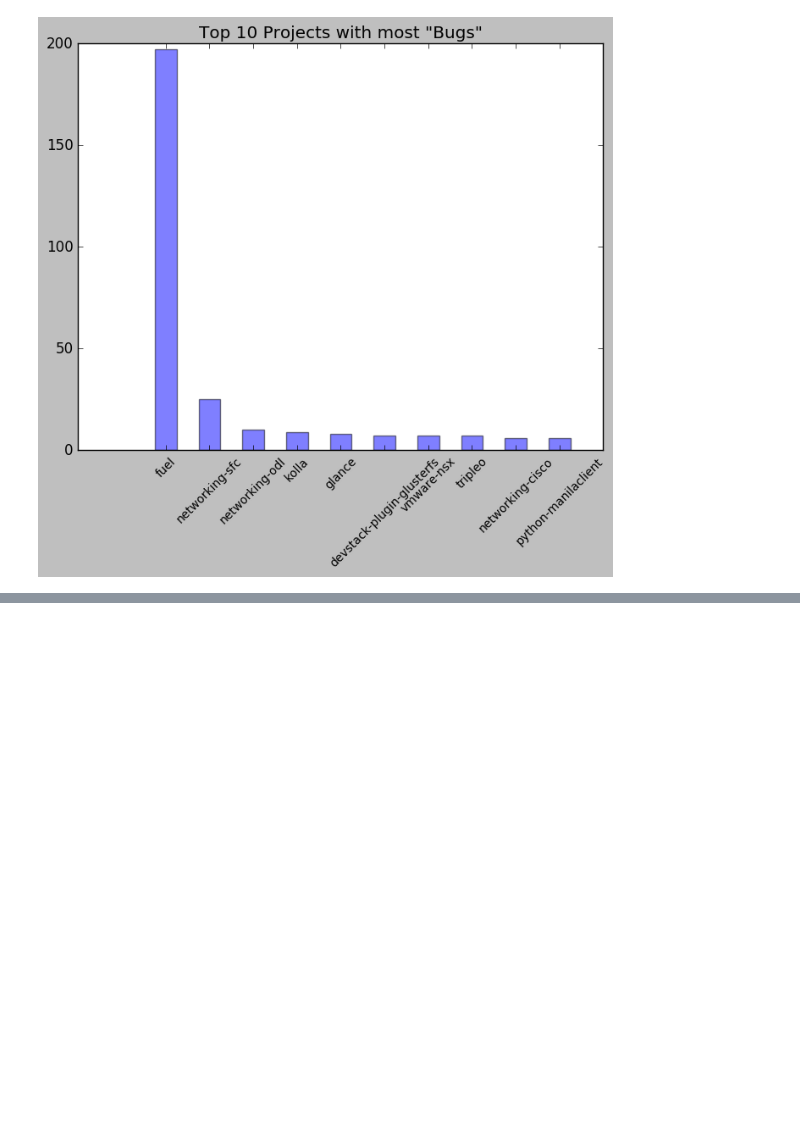
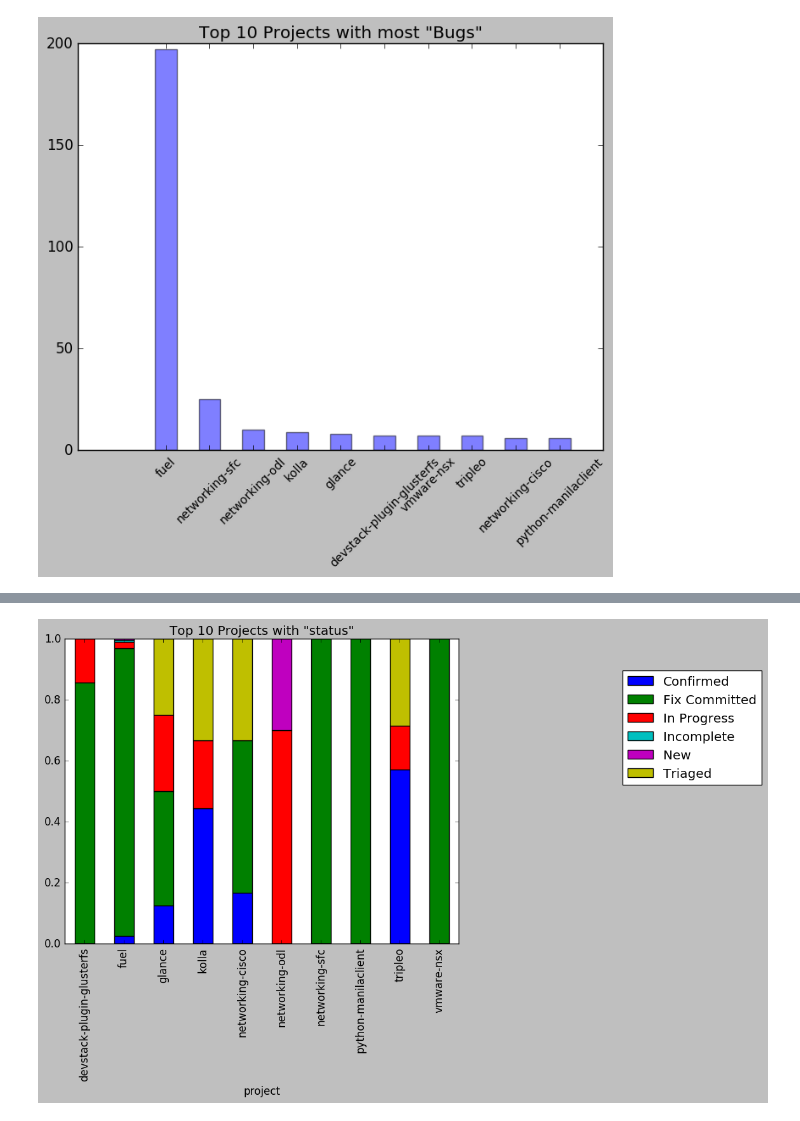
Before and after one commit to ZainabSayyed/Python-Codes, a Jupyter notebook: OpenStack/OpenStack_bugdump_critical.ipynb, the cells around one changed output, grey strips where cells are left out. Saved outputs shown, nothing was run; the diff lists cells and outputs as text; code cells hidden in the pictures; blank space fills up the shorter version.

```diff
--- a/OpenStack/OpenStack_bugdump_critical.ipynb
+++ b/OpenStack/OpenStack_bugdump_critical.ipynb
@@ -96,0 +85,25 @@ plt.show()
+# %%
+'''
+Fix_Committed_cnt=pd.value_counts((df['status']  == 'Fix Committed'), sort=True)
+Fix_Committed_cnt=Fix_Committed_cnt[True]
+In_Progress_cnt=pd.value_counts((df['status'] == 'In Progress').values, sort=True)
+In_Progress_cnt=In_Progress_cnt[True]
+Confirmed_cnt=pd.value_counts((df['status'] == 'Confirmed').values, sort=True)
+Confirmed_cnt=Confirmed_cnt[True]
+Triaged_cnt=pd.value_counts((df['status'] == 'Triaged').values, sort=True)
+Triaged_cnt=Triaged_cnt[True]
+New_cnt=pd.value_counts((df['status'] == 'New').values, sort=True)
+New_cnt=New_cnt[True]
+Incomplete_cnt=pd.value_counts((df['status'] == 'Incomplete').values, sort=True)
+Incomplete_cnt=Incomplete_cnt[True]
+totals = [i+j for i,j in zip((df['status']  == 'Fix Committed'), (df['status'] == 'In Progress'))]'''
+top_project= project=pd.value_counts(df['project'].values, sort=True)
+top_project=pd.np.array(map(str,top_project.index))
+top_project= top_project[0:10]
+top_project= df[df['project'].isin(top_project)]
+top_project = pd.crosstab(index=top_project['project'], columns=top_project['status'],margins=False)
+df3=top_project.div(top_project.sum(axis=1), axis=0)
+#print df2.sum(axis=1),df3,top_project
+plt.show(df3.plot(kind='bar',stacked =True,title='Top 10 Projects with "status"').legend(bbox_to_anchor=(1.4, 0.5),loc='lower left'))
+# %% [output]
+[figure, added]
```
Also changed, not shown: parts of 12 cells of this notebook.
